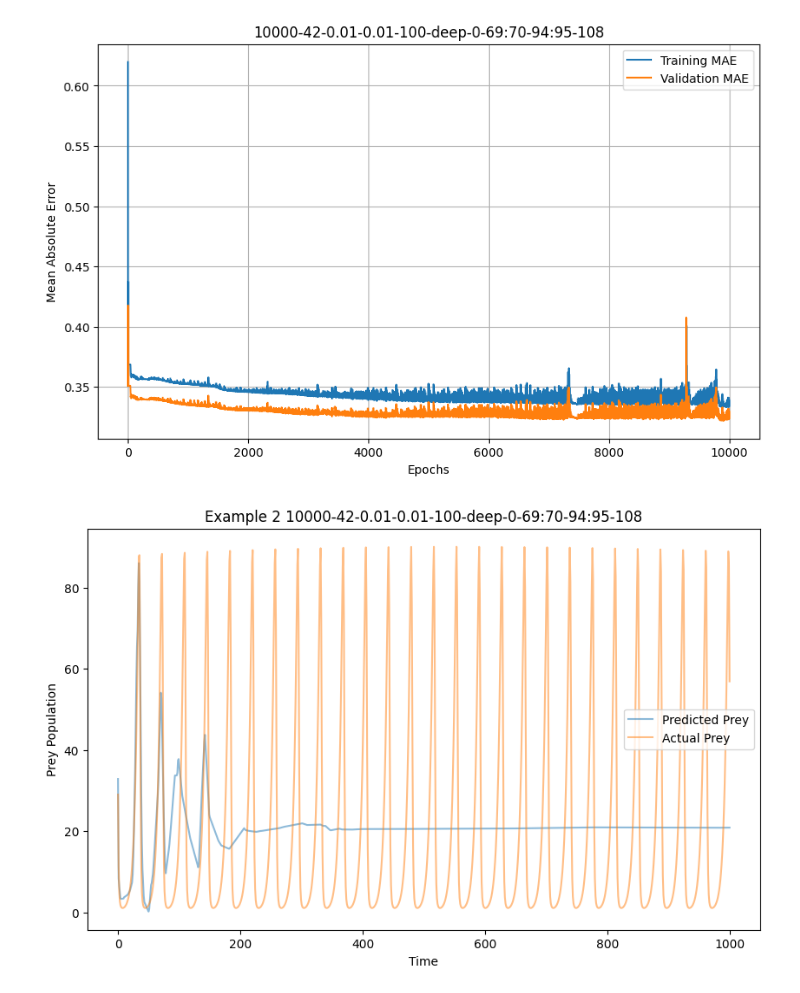
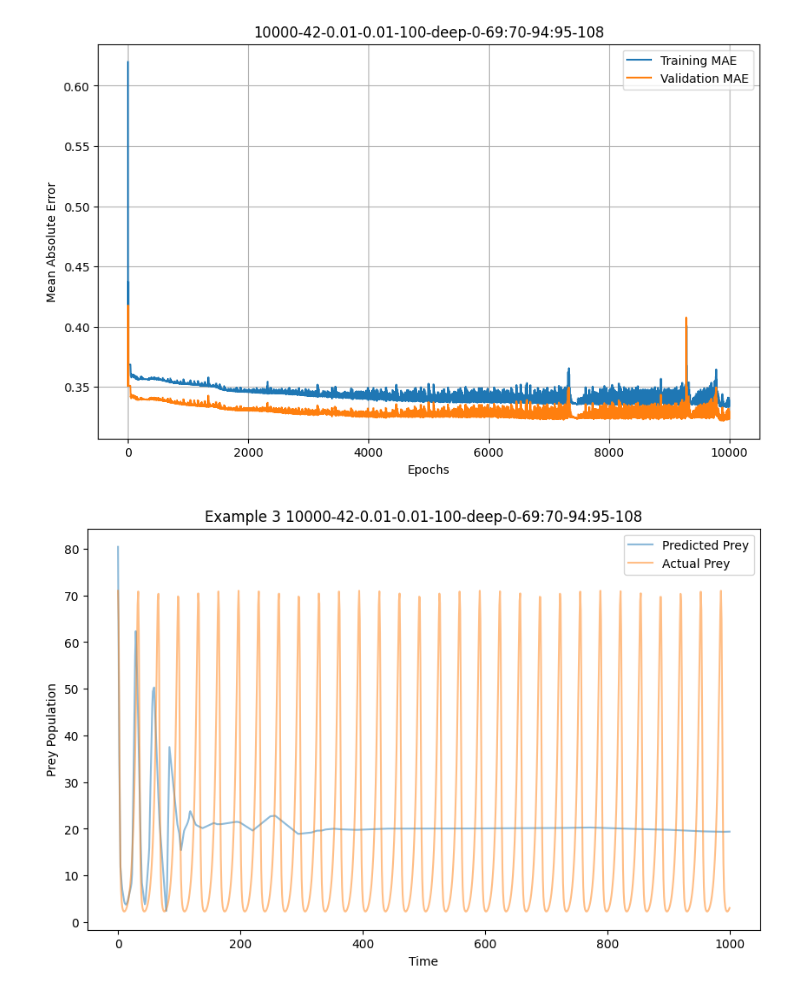
Before and after one commit to tatonetti-lab/biogrok, a Jupyter notebook: notebooks/ppt_mlp.ipynb, the cells around one changed output. Drawn from its saved outputs; the diff is of its cells as text; code cells hidden in the pictures.

```diff
--- a/notebooks/ppt_mlp.ipynb
+++ b/notebooks/ppt_mlp.ipynb
@@ -230,7 +230,7 @@ print(split_string)
 (14000, 3)
 0-69:70-94:95-108
 # %%
-epochs = 10000
+epochs = 1_000_000
 seed = 42
 l2_lambda = 0.01
 lr = 0.01
@@ -251,7 +251,7 @@ results = train_mlp(training_data['inputs'],
                   gpu_device=gpu_device,
                   l2_lambda=l2_lambda,
                   depth=depth,
-                  print_step=100)
+                  print_step=10_000)
 
 # Evaluate the model on the test set
 test_loss, test_acc, test_outputs = evaluate_mlp(results["model"], testing_data['inputs'], testing_data['labels'],
@@ -310,19 +310,19 @@ plt.savefig(os.path.join(task_results_dir, f'pp_mlp_acc_{suffix}.png'))
 # %% [output]
 [figure]
 # %%
-i = 2
+i = 3
 n = 1000
 
 plt.figure(figsize=(10, 6))
 plt.plot(range(n), test_outputs[(i*n):(i+1)*n,:][:,0], label="Predicted Prey", alpha=0.5)
 plt.plot(range(n), testing_data['labels'][(i*n):(i+1)*n,:][:,0], label="Actual Prey", alpha=0.5)
 plt.xlabel('Time')
 plt.ylabel('Prey Population')
 plt.title(f"Example {i} {suffix}")
 plt.legend()
 plt.savefig(os.path.join(task_results_dir, f'pp_mlp_prey_{suffix}.png'))
 # %% [output]
-[figure, old version]
+[figure, new version]
 # %%
 plt.figure(figsize=(10, 6))
 plt.plot(range(n), test_outputs[(i*n):(i+1)*n,:][:,1], label="Predicted Predator", alpha=0.5)
```
Also changed, not shown: parts of 1 cell of this notebook, 2 other files.
